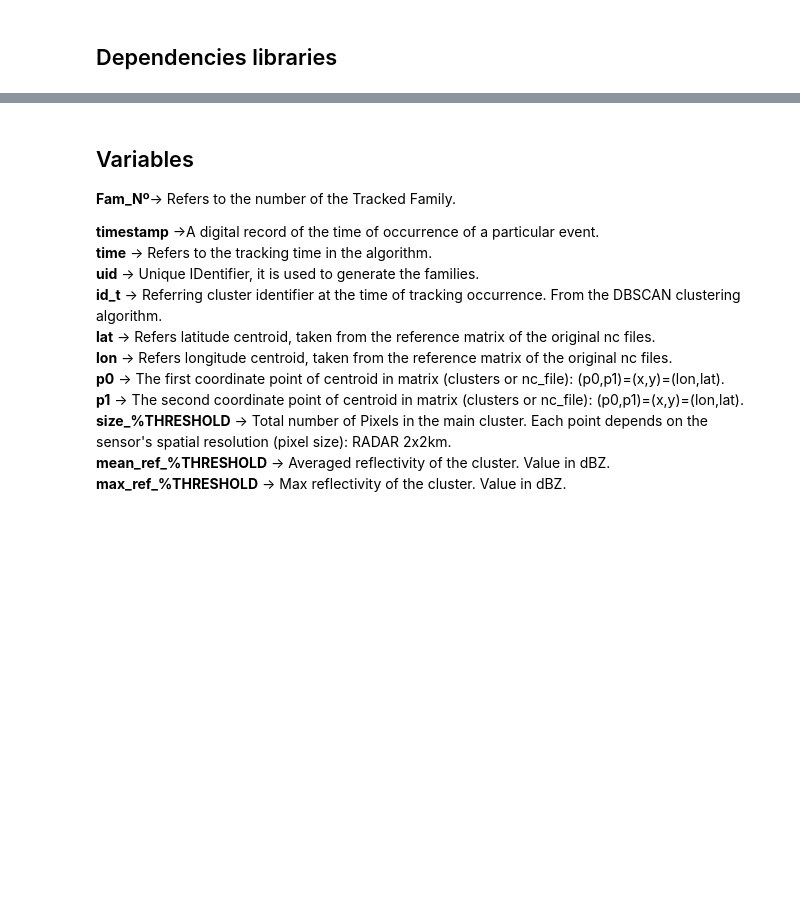
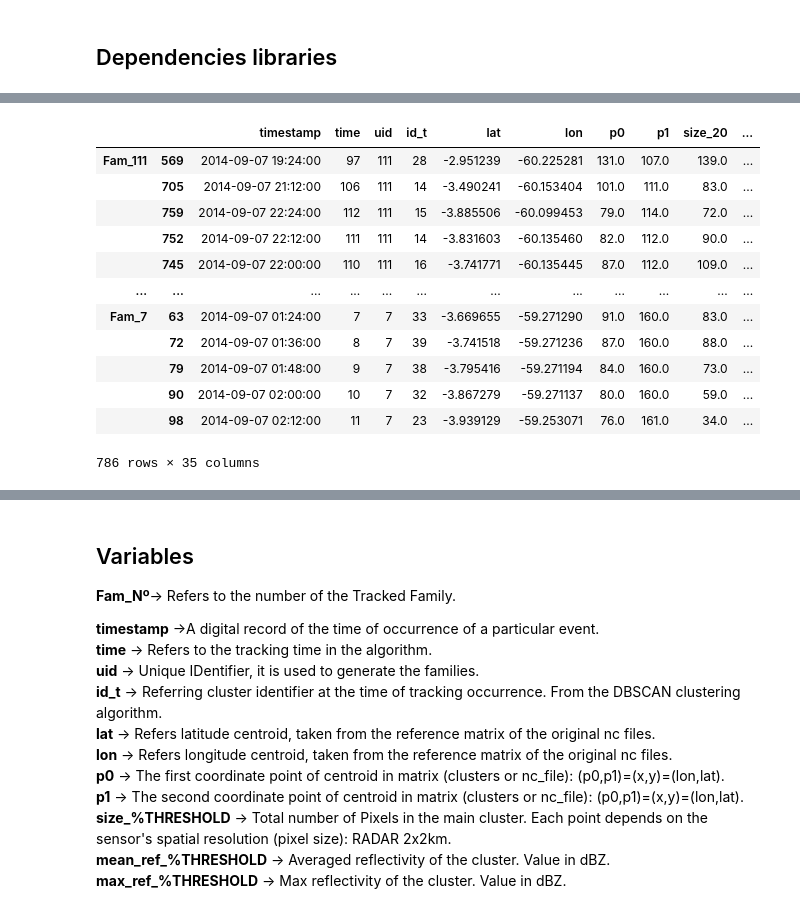
Before and after one commit to helvecioneto/stanalyzer, a Jupyter notebook: docs/READ_FAM.ipynb, the cells around one changed output, grey strips where cells are left out. Cells and saved outputs as stored; diff of their text form; code cells hidden in the pictures; blank space fills up the shorter version.

Commit message:
Filter events module

```diff
--- a/docs/READ_FAM.ipynb
+++ b/docs/READ_FAM.ipynb
@@ -43,0 +42,2 @@ help(sta.read_file)
+# %%
+track_frame = sta.read_file('../tracks/S201409070000_E201409100000_VDBZc_T20_L5.pkl')
@@ -43,0 +72,20 @@ help(sta.read_file)
+# %%
+### Filter by time
+TIME_MAX = 2
+UNIT = 'h'
+# %%
+sta.time_filter(track_frame,TIME_MAX,UNIT)
+# %% [output]
+|  |  | timestamp | time | uid | id_t | lat | lon | p0 | p1 | size_20 | ... |
+| Fam_111 | 569 | 2014-09-07 19:24:00 | 97 | 111 | 28 | -2.951239 | -60.225281 | 131.0 | 107.0 | 139.0 | ... |
+|  | 705 | 2014-09-07 21:12:00 | 106 | 111 | 14 | -3.490241 | -60.153404 | 101.0 | 111.0 | 83.0 | ... |
+|  | 759 | 2014-09-07 22:24:00 | 112 | 111 | 15 | -3.885506 | -60.099453 | 79.0 | 114.0 | 72.0 | ... |
+|  | 752 | 2014-09-07 22:12:00 | 111 | 111 | 14 | -3.831603 | -60.135460 | 82.0 | 112.0 | 90.0 | ... |
+|  | 745 | 2014-09-07 22:00:00 | 110 | 111 | 16 | -3.741771 | -60.135445 | 87.0 | 112.0 | 109.0 | ... |
+| ... | ... | ... | ... | ... | ... | ... | ... | ... | ... | ... | ... |
+| Fam_7 | 63 | 2014-09-07 01:24:00 | 7 | 7 | 33 | -3.669655 | -59.271290 | 91.0 | 160.0 | 83.0 | ... |
+|  | 72 | 2014-09-07 01:36:00 | 8 | 7 | 39 | -3.741518 | -59.271236 | 87.0 | 160.0 | 88.0 | ... |
+|  | 79 | 2014-09-07 01:48:00 | 9 | 7 | 38 | -3.795416 | -59.271194 | 84.0 | 160.0 | 73.0 | ... |
+|  | 90 | 2014-09-07 02:00:00 | 10 | 7 | 32 | -3.867279 | -59.271137 | 80.0 | 160.0 | 59.0 | ... |
+|  | 98 | 2014-09-07 02:12:00 | 11 | 7 | 23 | -3.939129 | -59.253071 | 76.0 | 161.0 | 34.0 | ... |
+786 rows × 35 columns
```
Also changed, not shown: parts of 5 cells of this notebook, 4 other files.
